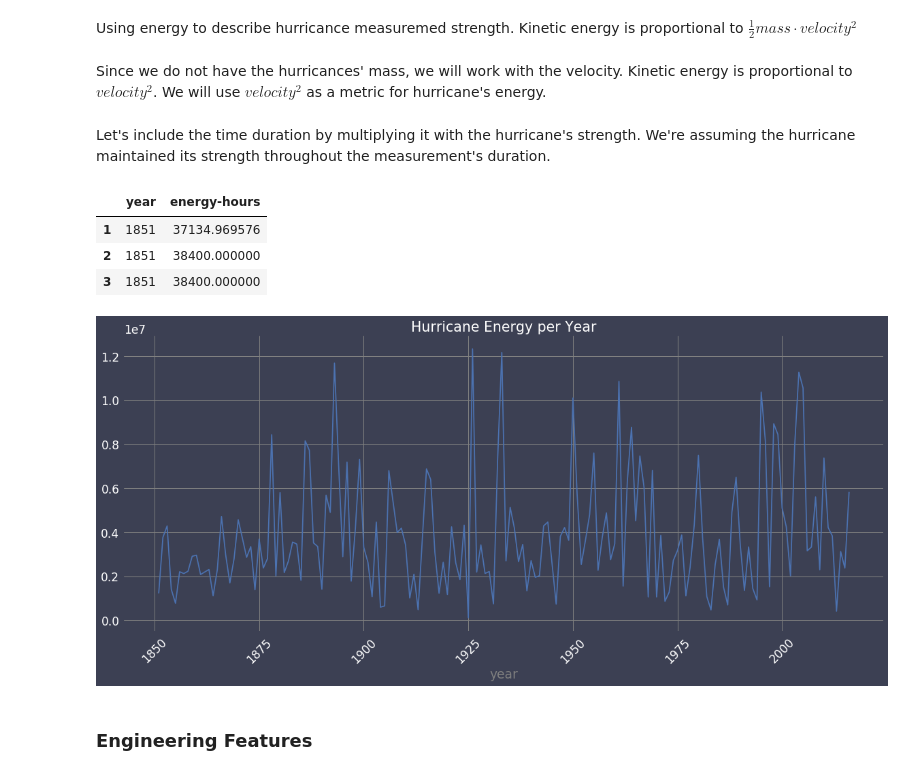
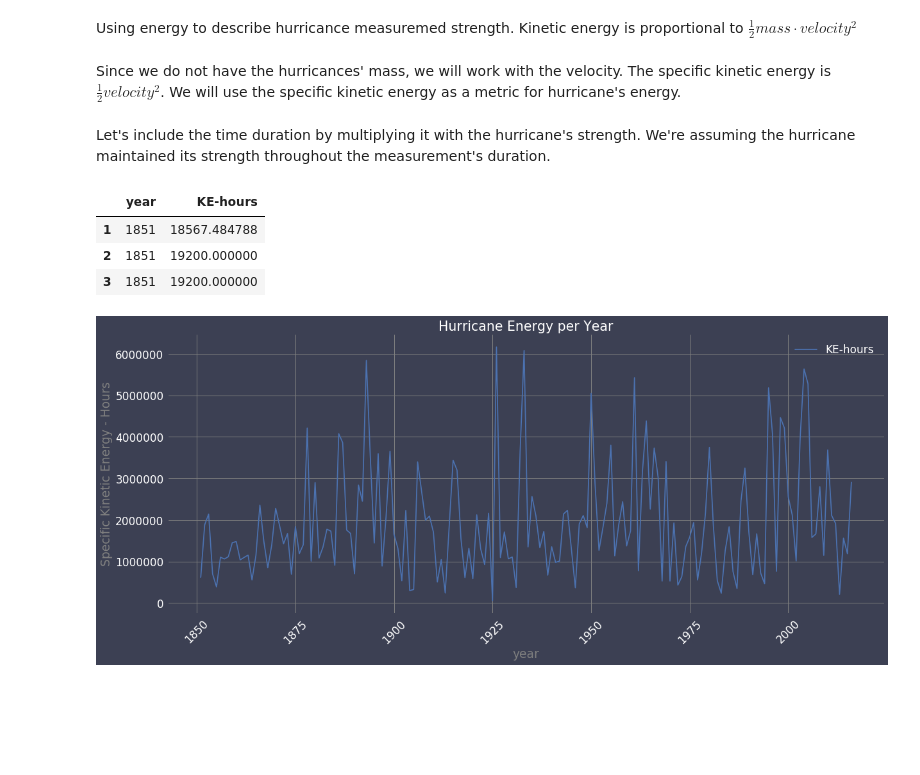
Before and after one commit to blane07/altantic-hurricane-paths, a Jupyter notebook: hurricane-path-predictor.ipynb, the cells around one changed output. Cells and saved outputs as stored; diff of their text form; code cells hidden in the pictures; blank space fills up the shorter version.

```diff
--- a/hurricane-path-predictor.ipynb
+++ b/hurricane-path-predictor.ipynb
@@ -337,28 +334,26 @@ HU_years.head(3)
 # %% [markdown]
 Using energy to describe hurricance measuremed strength. Kinetic energy is proportional to $\frac{1}{2} mass \cdot  velocity ^{2}$
 # %% [markdown]
-Since we do not have the hurricances' mass, we will work with the velocity. Kinetic energy is proportional to $velocity ^{2}$. We will use $velocity ^{2}$ as a metric for hurricane's energy.
+Since we do not have the hurricances' mass, we will work with the velocity. The specific kinetic energy is $\frac{1}{2} velocity ^{2}$. We will use the specific kinetic energy as a metric for hurricane's energy.
 # %%
-HU_years.loc[:, 'energy'] = np.array(HU_years.max_wind)**2
+HU_years.loc[:, 'KE'] = (np.array(HU_years.max_wind)**2) * 0.5
 # %% [markdown]
 Let's include the time duration by multiplying it with the hurricane's strength. We're assuming the hurricane maintained its strength throughout the measurement's duration.
 # %%
-HU_years.loc[:, 'energy-hours'] = np.array(HU_years.energy) * np.array(HU_years.time_diff)
-HU_years.drop(['max_wind', 'time_diff', 'energy'], axis=1, inplace=True)
+HU_years.loc[:, 'KE-hours'] = np.array(HU_years.KE) * np.array(HU_years.time_diff)
+HU_years.drop(['max_wind', 'time_diff', 'KE'], axis=1, inplace=True)
 # %%
 HU_years.head(3)
 # %% [output]
-|  | year | energy-hours |
-| 1 | 1851 | 37134.969576 |
-| 2 | 1851 | 38400.000000 |
-| 3 | 1851 | 38400.000000 |
+|  | year | KE-hours |
+| 1 | 1851 | 18567.484788 |
+| 2 | 1851 | 19200.000000 |
+| 3 | 1851 | 19200.000000 |
 # %%
 HU_energy_year = HU_years.groupby('year').sum()
 HU_energy_year.plot(figsize=(20, 8),
-                    legend=False,
                     rot=45,
-                    title='Hurricane Energy per Year');
+                    title='Hurricane Energy per Year')
+plt.ylabel('Specific Kinetic Energy - Hours');
 # %% [output]
-[figure, old version]
+[figure, new version]
-# %% [markdown]
-### Engineering Features
```
Also changed, not shown: parts of 42 cells of this notebook.
